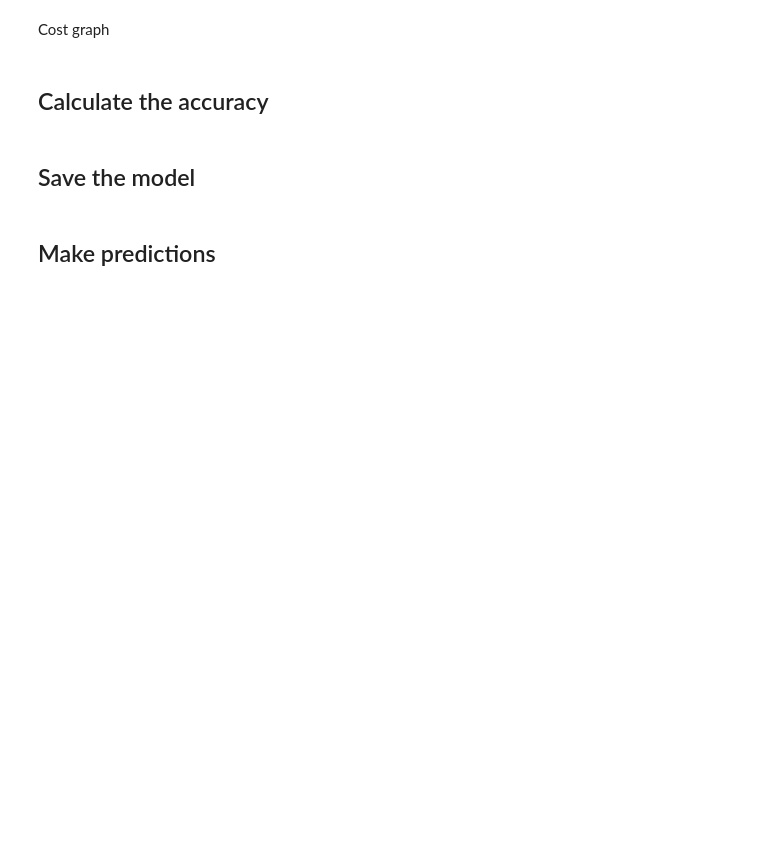
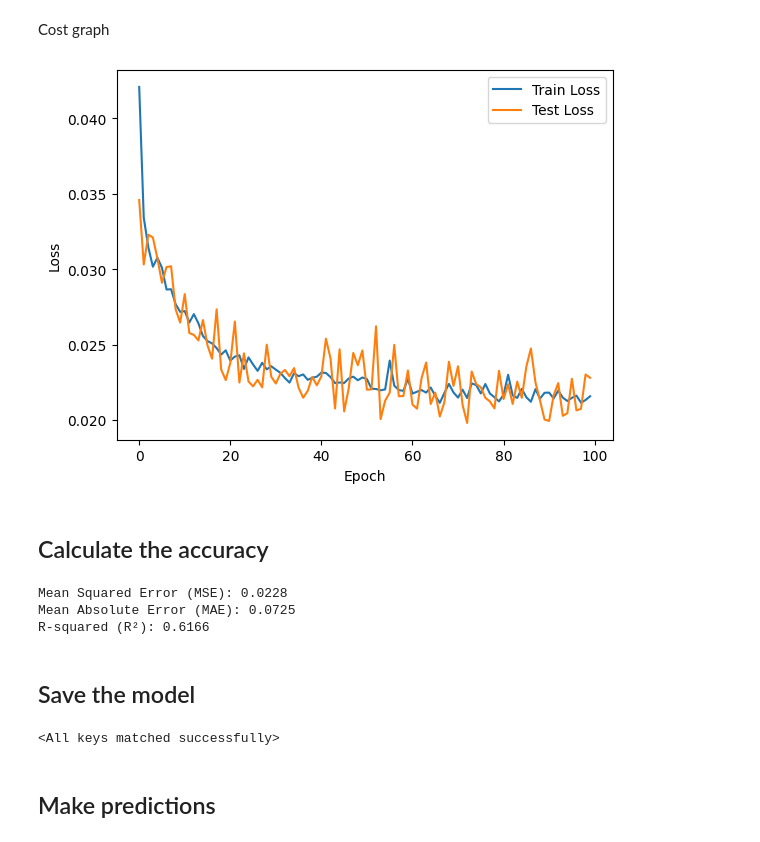
Before and after one commit to Jkachoura/TORCS-client-SSJ, a Jupyter notebook: pytorch_model.ipynb, the cells around one changed output. Cells and saved outputs as stored; diff of their text form; code cells hidden in the pictures; blank space fills up the shorter version.

Commit message:
Updates to loss and model

```diff
--- a/pytorch_model.ipynb
+++ b/pytorch_model.ipynb
@@ -18,6 +27,7 @@ df.head()
 # %%
 # Select relevant columns for features and target
-features = df[['angle', 'rpm', 'speed_x', 'speed_y', 'track_position']]
+features = df[['angle', 'speed_x', 'speed_y', 'track_position']]
+# features = df[['angle', 'rpm', 'speed_x', 'speed_y', 'track_position']]
 targets = df[['acceleration', 'brake', 'steer']]
 
 # Normalize features
@@ -40,7 +50,8 @@ import torch.nn as nn
 class CarControlModel(nn.Module):
     def __init__(self):
         super(CarControlModel, self).__init__()
-        self.fc1 = nn.Linear(5, 64)  # 5 input features
+        self.fc1 = nn.Linear(4, 64)  # 4 input features
+        # self.fc1 = nn.Linear(5, 64)  # 5 input features
         self.fc2 = nn.Linear(64, 32)
         self.fc3 = nn.Linear(32, 3)  # 3 output actions
 
@@ -57,18 +68,23 @@ from tqdm.auto import tqdm
 
 # Define loss function and optimizer
 criterion = nn.MSELoss()
-optimizer = optim.Adam(model.parameters(), lr=0.001)
+optimizer = optim.Adam(model.parameters(), lr=0.01)
 
 # Training loop
 num_epochs = 100
-batch_size = 10
+batch_size = 20
 
 # Create DataLoader
 train_dataset = torch.utils.data.TensorDataset(X_train, y_train)
 train_loader = DataLoader(train_dataset, batch_size=batch_size, shuffle=True)
 
-losses = []
+# Initialize lists to store loss values
+train_losses = []
+test_losses = []
+
 for epoch in tqdm(range(num_epochs)):
+    model.train()
+    running_loss = 0.0
     for i, (inputs, targets) in enumerate(train_loader):
         # Zero the parameter gradients
         optimizer.zero_grad()
@@ -77,11 +93,23 @@ for epoch in tqdm(range(num_epochs)):
         outputs = model(inputs)
         loss = criterion(outputs, targets)
 
-
-
         # Backward pass and optimize
         loss.backward()
         optimizer.step()
-    losses.append(loss.item())
 
-    print(f'Epoch [{epoch+1}/{num_epochs}], Loss: {loss.item():.4f}')
+        # Accumulate training loss
+        running_loss += loss.item()
+
+    # Calculate average training loss
+    avg_train_loss = running_loss / len(train_loader)
+    train_losses.append(avg_train_loss)
+
+    # Evaluate on test data
+    model.eval()  # Set the model to evaluation mode
+    with torch.no_grad():
+        test_outputs = model(X_test)
+        test_loss = criterion(test_outputs, y_test)
+        test_losses.append(test_loss.item())
+
+    # Print loss for this epoch
+    print(f'Epoch [{epoch+1}/{num_epochs}], Train Loss: {avg_train_loss:.6f}, Test Loss: {test_loss.item():.6f}')
@@ -90,11 +136,14 @@ Cost graph
 # %%
 import matplotlib.pyplot as plt
 
-plt.plot(losses)
+plt.plot(train_losses, label='Train Loss')
+plt.plot(test_losses, label='Test Loss')
 plt.xlabel('Epoch')
 plt.ylabel('Loss')
-plt.title('Training Loss')
+plt.legend()
 plt.show()
+# %% [output]
+[figure, added]
 # %% [markdown]
 ## Calculate the accuracy
 # %%
@@ -119,6 +168,10 @@ def evaluate_model(model, X_test, y_test):
     return mse, mae, r2
 
 mse, mae, r2 = evaluate_model(model, X_test, y_test)
+# %% [output]
+Mean Squared Error (MSE): 0.0228
+Mean Absolute Error (MAE): 0.0725
+R-squared (R²): 0.6166
 # %% [markdown]
 ## Save the model
 # %%
@@ -128,6 +181,8 @@ torch.save(model.state_dict(), 'models/car_control_model.pth')
 # load the model
 model_loaded = CarControlModel().to(device)
 model_loaded.load_state_dict(torch.load('models/car_control_model.pth'))
+# %% [output]
+<All keys matched successfully>
 # %%
 # Save scaler
 import pickle
```
Also changed, not shown: parts of 4 cells of this notebook, 3 other files.
